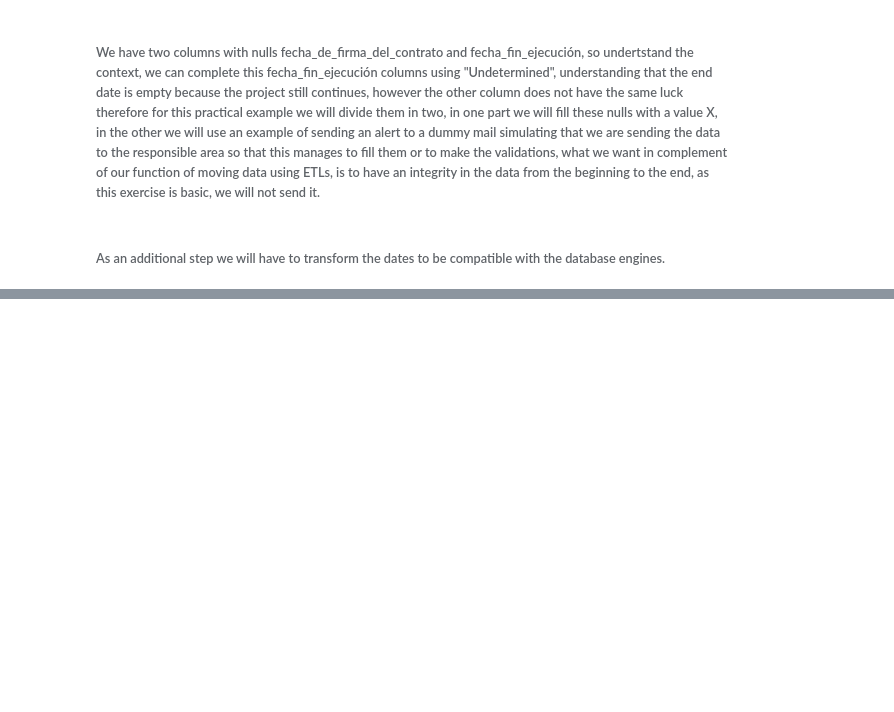
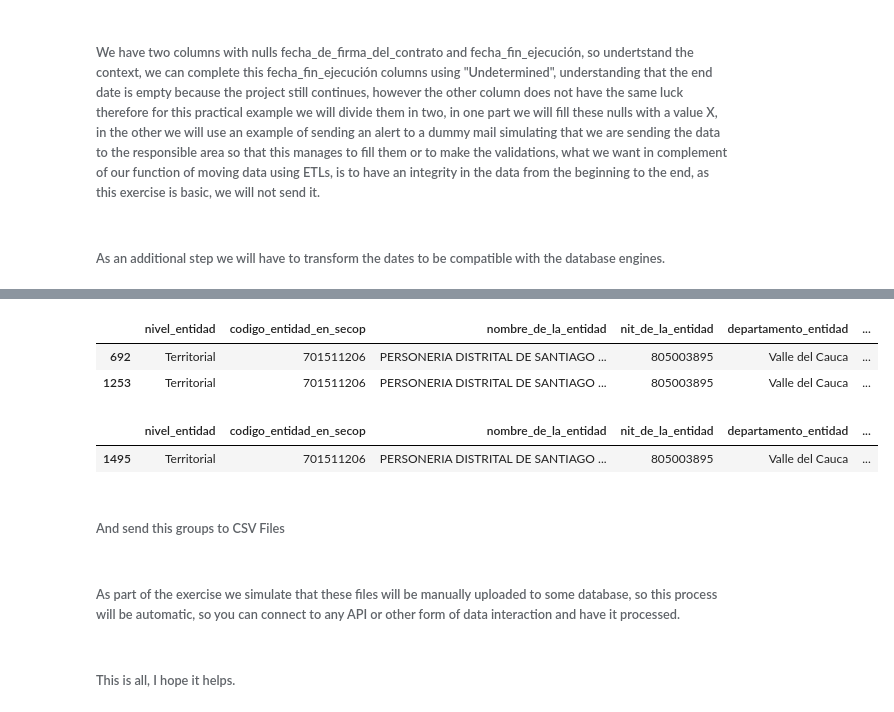
Before and after one commit to JoDamDiaz/Pipelines, a Jupyter notebook: PL_Example - Python Basic.ipynb, the cells around one changed output, grey strips where cells are left out. Cells and saved outputs as stored; diff of their text form; code cells hidden in the pictures; blank space fills up the shorter version.

```diff
--- a/PL_Example - Python Basic.ipynb
+++ b/PL_Example - Python Basic.ipynb
@@ -286,0 +307,2 @@ df_main.head()
+# %%
+df_main.drop(columns=['url_contrato'], inplace=True)
@@ -286,0 +337,4 @@ df_main.head()
+# %%
+group_1 = ['Mínima Cuantía', 'No Definido', 'Contratación Directa', 'Selección Abreviada de Menor Cuantía']
+group_2 = ['Selección Abreviada Subasta Inversa', 'Licitación Pública']
+group_3 = ['Seleccion Abreviada Menor Cuantía Sin Manifestacion Interes']
@@ -286,0 +343,4 @@ df_main.head()
+# %%
+df_group_1 = df_main[df_main['modalidad_de_contratación'].isin(group_1)]
+df_group_2 = df_main[df_main['modalidad_de_contratación'].isin(group_2)]
+df_group_3 = df_main[df_main['modalidad_de_contratación'].isin(group_3)]
@@ -286,0 +356,13 @@ df_main.head()
+# %%
+df_group_2.head()
+# %% [output]
+|  | nivel_entidad | codigo_entidad_en_secop | nombre_de_la_entidad | nit_de_la_entidad | departamento_entidad | ... |
+| 692 | Territorial | 701511206 | PERSONERIA DISTRITAL DE SANTIAGO ... | 805003895 | Valle del Cauca | ... |
+| 1253 | Territorial | 701511206 | PERSONERIA DISTRITAL DE SANTIAGO ... | 805003895 | Valle del Cauca | ... |
+# %%
+df_group_3.head()
+# %% [output]
+|  | nivel_entidad | codigo_entidad_en_secop | nombre_de_la_entidad | nit_de_la_entidad | departamento_entidad | ... |
+| 1495 | Territorial | 701511206 | PERSONERIA DISTRITAL DE SANTIAGO ... | 805003895 | Valle del Cauca | ... |
+# %% [markdown]
+###### And send this groups to CSV Files
@@ -286,0 +373,4 @@ df_main.head()
+# %% [markdown]
+###### As part of the exercise we simulate that these files will be manually uploaded to some database, so this process will be automatic, so you can connect to any API or other form of data interaction and have it processed.
+# %% [markdown]
+###### This is all, I hope it helps.
```
Also changed, not shown: parts of 25 cells of this notebook.
